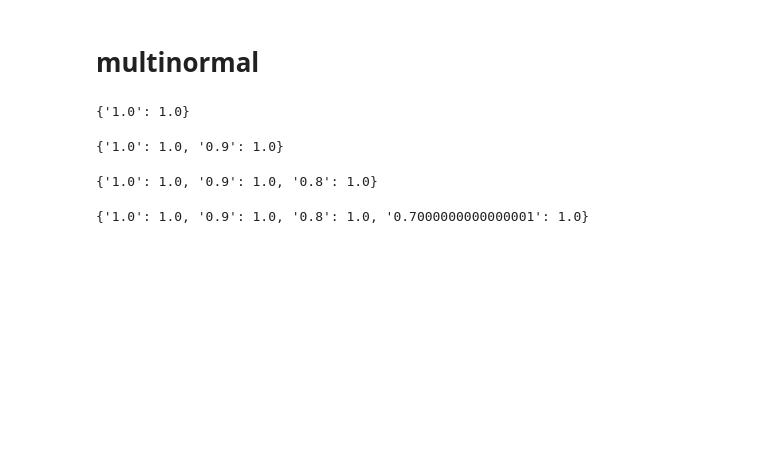
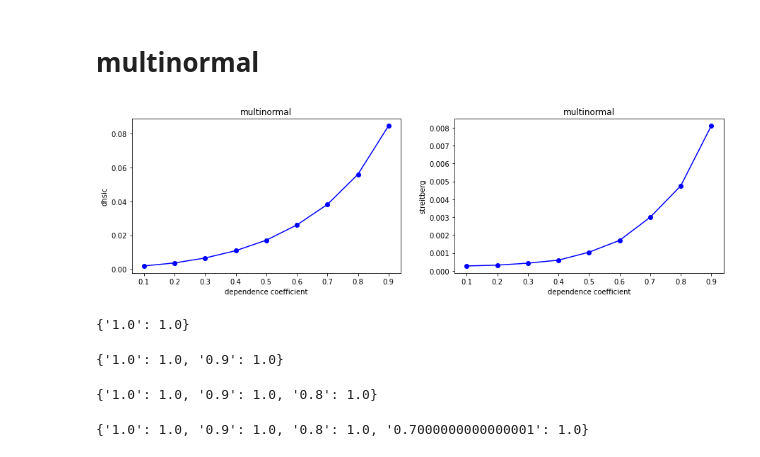
Before and after one commit to barahona-research-group/dHSIC_ts, a Jupyter notebook: examples/SI_iid_3way.ipynb, the cells around one changed output. Saved outputs shown, nothing was run; the diff lists cells and outputs as text; code cells hidden in the pictures; blank space fills up the shorter version.

Commit message:
added dhsic/streitberg vs d plots

```diff
--- a/examples/SI_iid_3way.ipynb
+++ b/examples/SI_iid_3way.ipynb
@@ -29,8 +30,49 @@ def plot_test(data, mode):
     for i,j in zip(x,y):
         ax.annotate(str(j),xy=(i,j))
     plt.show()
+# %%
+def plot_d(dh, si, eg):
+    x = np.arange(0.1, 1, 0.1)
+    y1 = np.array(list(dh.values()))
+    y2 = np.array(list(si.values()))
+
+    fig = plt.figure(figsize=(15,4))
+    ax1 = fig.add_subplot(121)
+    # ax.set_ylim(0,1.05)
+    ax1.set_xlabel('dependence coefficient')
+    ax1.set_ylabel('dhsic')
+    ax1.set_title(eg)
+    plt.plot(x,y1, marker='o', color='b')
+
+    ax2 = fig.add_subplot(122)
+    # ax.set_ylim(0,1.05)
+    ax2.set_xlabel('dependence coefficient')
+    ax2.set_ylabel('streitberg')
+    ax2.set_title(eg)
+    plt.plot(x,y2, marker='o', color='b')
+
+    plt.show()
 # %% [markdown]
 # multinormal
+# %%
+dh = {}
+si = {}
+for d in tqdm(np.arange(0.1, 1, 0.1)):
+    sum_dhsic = 0
+    sum_streitberg = 0
+    for i in np.arange(100):
+        df = make_iid_example(mode='multi-normal', s = d, n_sample=300)
+        data_dict, kernel_dict = compute_kernel(df)
+        dhsic = compute_dHSIC_statistics([kernel_dict['d1'], kernel_dict['d2'],kernel_dict['d3']])
+        streitberg = compute_lancaster_statistics([kernel_dict['d1'], kernel_dict['d2'],kernel_dict['d3']])
+        sum_dhsic = sum_dhsic + dhsic
+        sum_streitberg = sum_streitberg + streitberg
+    dh[str(d)] = sum_dhsic/100
+    si[str(d)] = sum_streitberg/100
+# %%
+plot_d(dh, si, 'multinormal')
+# %% [output]
+[figure, added]
 # %%
 power ={}
 for d in tqdm(np.arange(1, 0.1, -0.1)):
```
Also changed, not shown: parts of 56 cells of this notebook, 5 other files.
